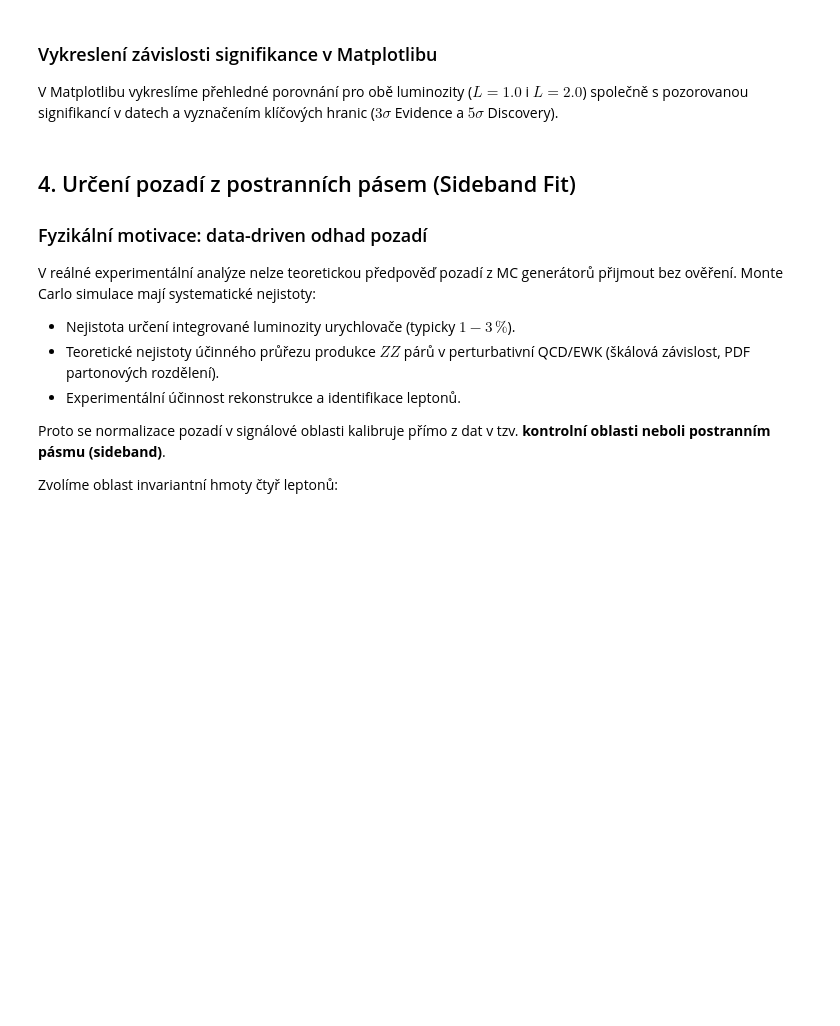
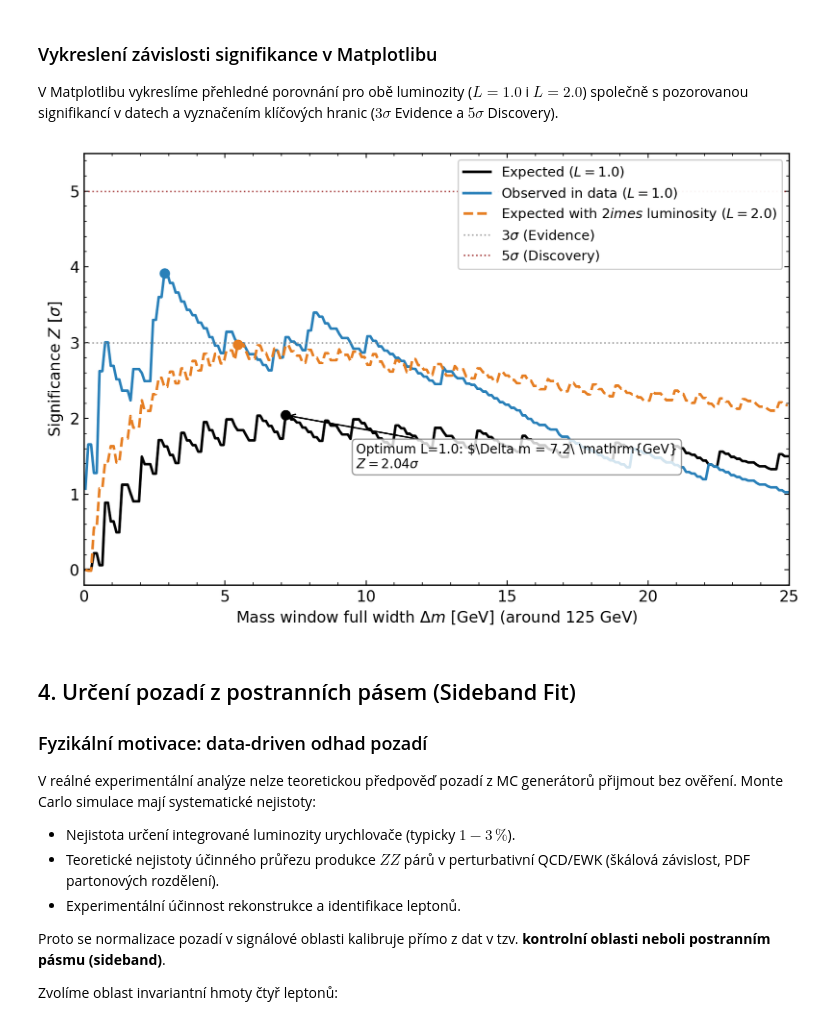
Before and after one commit to TheLittleRock/SZD, a Jupyter notebook: source/Higgs.ipynb, the cells around one changed output. Saved outputs shown, nothing was run; the diff lists cells and outputs as text; code cells hidden in the pictures; blank space fills up the shorter version.

```diff
--- a/source/Higgs.ipynb
+++ b/source/Higgs.ipynb
@@ -502,35 +530,37 @@ V Matplotlibu vykreslíme přehledné porovnání pro obě luminozity ($L=1.0$ i
 # %%
 fig, ax = plt.subplots(figsize=(8.5, 5.5))
 
 ax.plot(windows_arr, z_exp_arr, color="black", lw=2, label=r"Expected ($L = 1.0$)")
 ax.plot(windows_arr, z_obs_arr, color="#2980b9", lw=2, label=r"Observed in data ($L = 1.0$)")
 ax.plot(windows_arr, z_exp_lumi2_arr, color="#e67e22", lw=2, linestyle="--", label=r"Expected with $2	imes$ luminosity ($L = 2.0$)")
 
 ax.scatter([windows_arr[opt_exp_idx]], [z_exp_arr[opt_exp_idx]], color="black", s=50, zorder=5)
 ax.scatter([windows_arr[opt_obs_idx]], [z_obs_arr[opt_obs_idx]], color="#2980b9", s=50, zorder=5)
 ax.scatter([windows_arr[opt_exp_lumi2_idx]], [z_exp_lumi2_arr[opt_exp_lumi2_idx]], color="#e67e22", s=50, zorder=5)
 
 ax.axhline(3.0, color="gray", linestyle=":", lw=1.2, alpha=0.7, label=r"$3\sigma$ (Evidence)")
 ax.axhline(5.0, color="darkred", linestyle=":", lw=1.2, alpha=0.7, label=r"$5\sigma$ (Discovery)")
 
-ax.set_xlabel(r"Mass window full width $\Delta m$ [GeV] (around $125	ext{ GeV}$)")
+ax.set_xlabel(r"Mass window full width $\Delta m$ [GeV] (around $125\ \mathrm{GeV}$)")
 ax.set_ylabel(r"Significance $Z$ [$\sigma$]")
 ax.set_xlim(0, 25)
 ax.set_ylim(-0.2, 5.5)
 
 ax.xaxis.set_minor_locator(AutoMinorLocator())
 ax.yaxis.set_minor_locator(AutoMinorLocator())
 ax.legend(loc="upper right", framealpha=0.95, fontsize=10.5)
 
-lbl_max = f"Optimum L=1.0: $\Delta m = {windows_arr[opt_exp_idx]:.1f}\text{{ GeV}}$\n$Z = {z_exp_arr[opt_exp_idx]:.2f}\sigma$"
+lbl_max = "Optimum L=1.0: $\Delta m = %.1f\ \mathrm{GeV}\n$Z = %.2f\sigma$" % (windows_arr[opt_exp_idx], z_exp_arr[opt_exp_idx])
 ax.annotate(lbl_max,
             xy=(windows_arr[opt_exp_idx], z_exp_arr[opt_exp_idx]),
             xytext=(windows_arr[opt_exp_idx] + 2.5, z_exp_arr[opt_exp_idx] - 0.7),
             arrowprops=dict(arrowstyle="->", color="black", lw=1.2),
             fontsize=10, bbox=dict(boxstyle="round,pad=0.3", fc="white", ec="gray", alpha=0.8))
 
 plt.tight_layout()
 plt.show()
+# %% [output]
+[figure, added]
 # %% [markdown]
 ## 4. Určení pozadí z postranních pásem (Sideband Fit)
 
```
Also changed, not shown: parts of 12 cells of this notebook, 19 other files.
